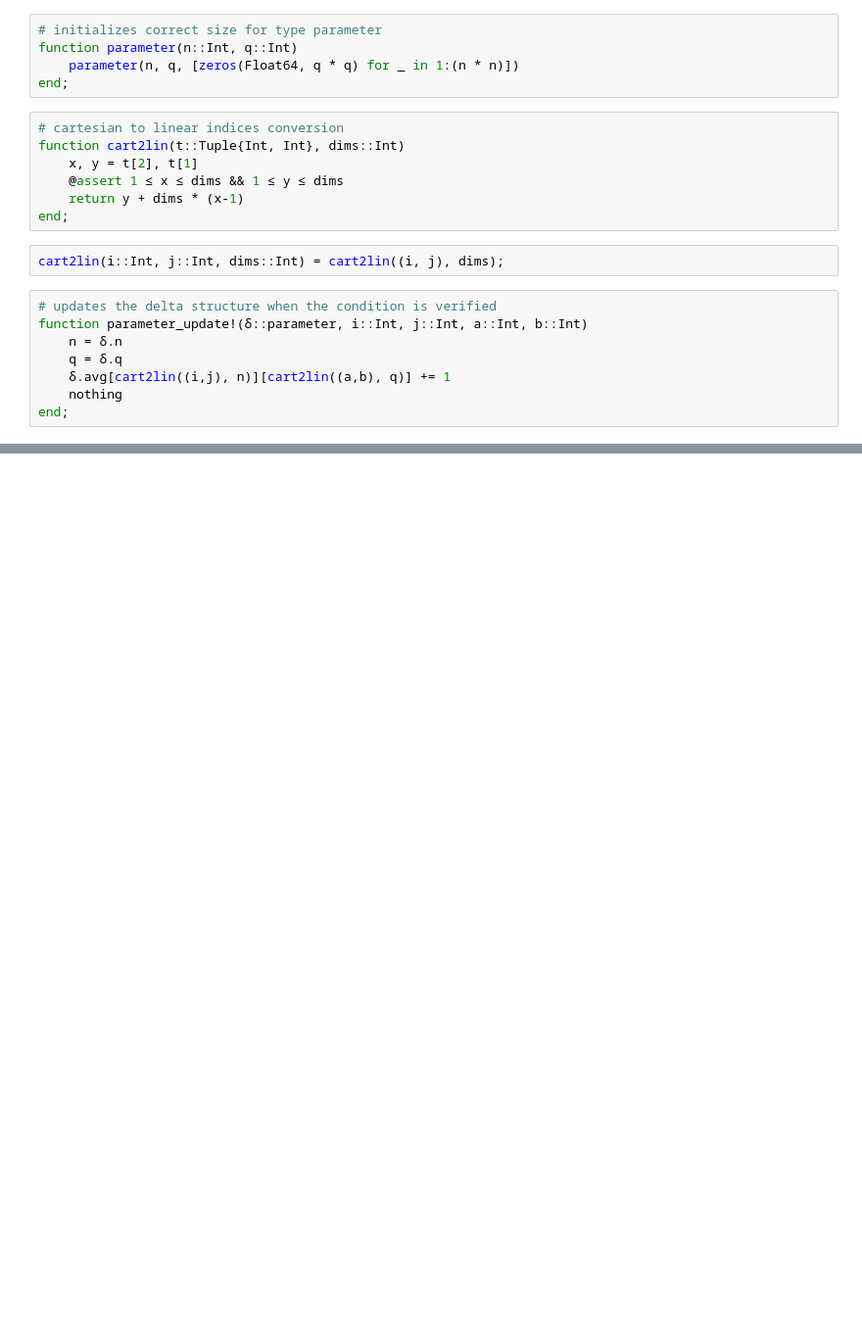
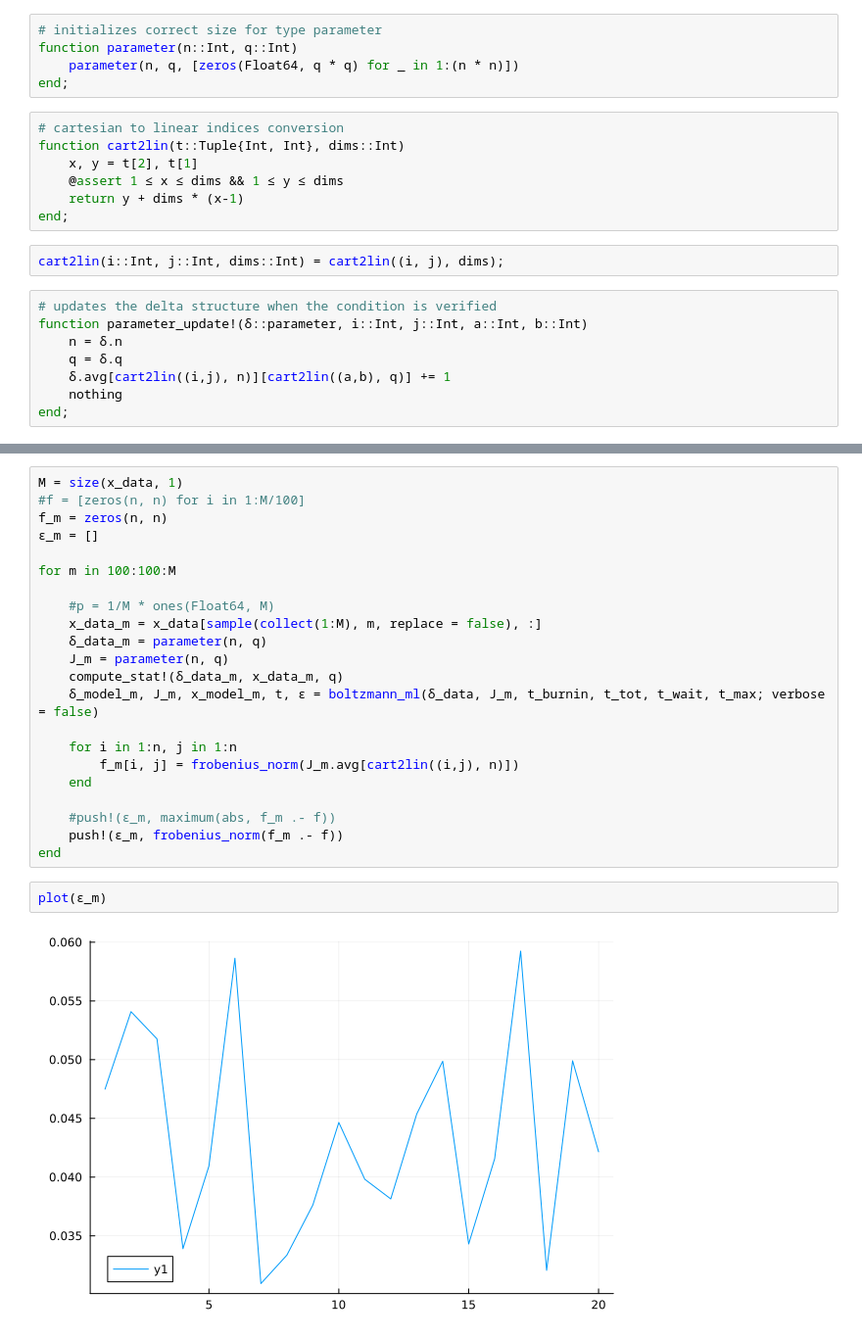
Before and after one commit to caporali/models_and_algorithms_project, a Jupyter notebook: project/parameter_struct.ipynb, the cells around one changed output, grey strips where cells are left out. Shown at 98% size. Saved outputs shown, nothing was run; the diff lists cells and outputs as text; blank space fills up the shorter version.

```diff
--- a/project/parameter_struct.ipynb
+++ b/project/parameter_struct.ipynb
@@ -83,0 +397,26 @@ end;
+# %%
+M = size(x_data, 1)
+#f = [zeros(n, n) for i in 1:M/100]
+f_m = zeros(n, n)
+ε_m = []
+
+for m in 100:100:M
+
+    #p = 1/M * ones(Float64, M)
+    x_data_m = x_data[sample(collect(1:M), m, replace = false), :]
+    δ_data_m = parameter(n, q)
+    J_m = parameter(n, q)
+    compute_stat!(δ_data_m, x_data_m, q)
+    δ_model_m, J_m, x_model_m, t, ε = boltzmann_ml(δ_data, J_m, t_burnin, t_tot, t_wait, t_max; verbose = false)
+
+    for i in 1:n, j in 1:n
+        f_m[i, j] = frobenius_norm(J_m.avg[cart2lin((i,j), n)])
+    end
+
+    #push!(ε_m, maximum(abs, f_m .- f))
+    push!(ε_m, frobenius_norm(f_m .- f))
+end
+# %%
+plot(ε_m)
+# %% [output]
+[figure, added]
```
Also changed, not shown: parts of 26 cells of this notebook, 2 other files.
